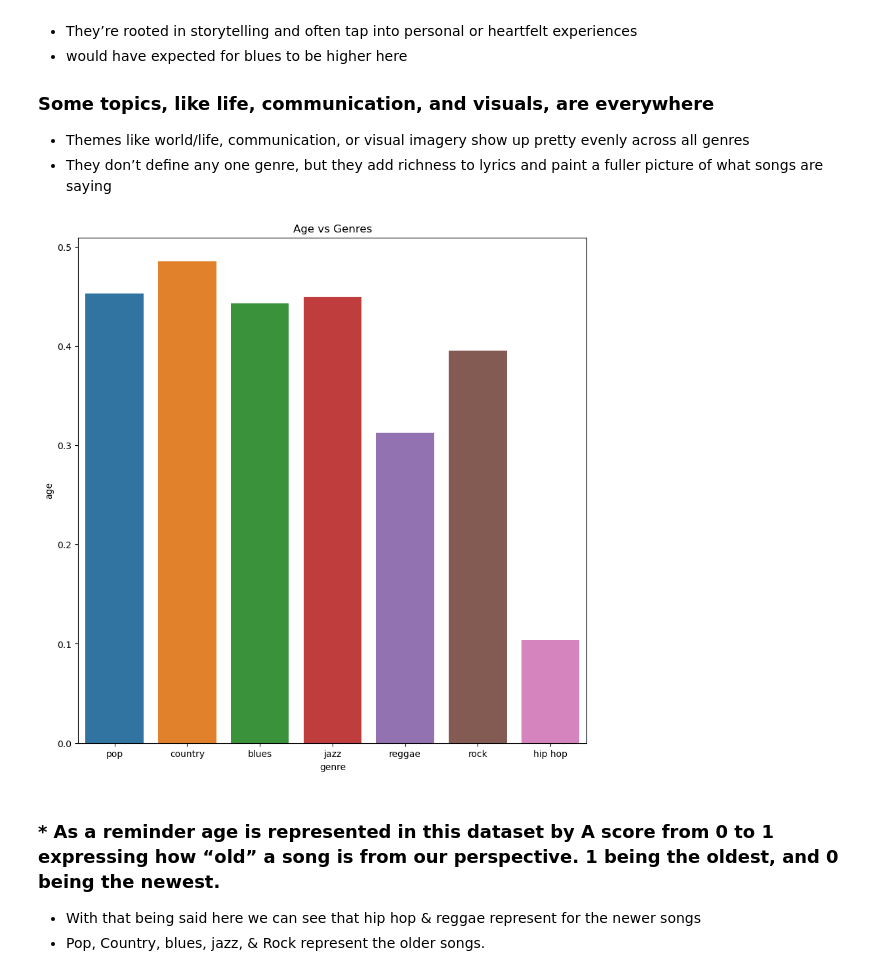
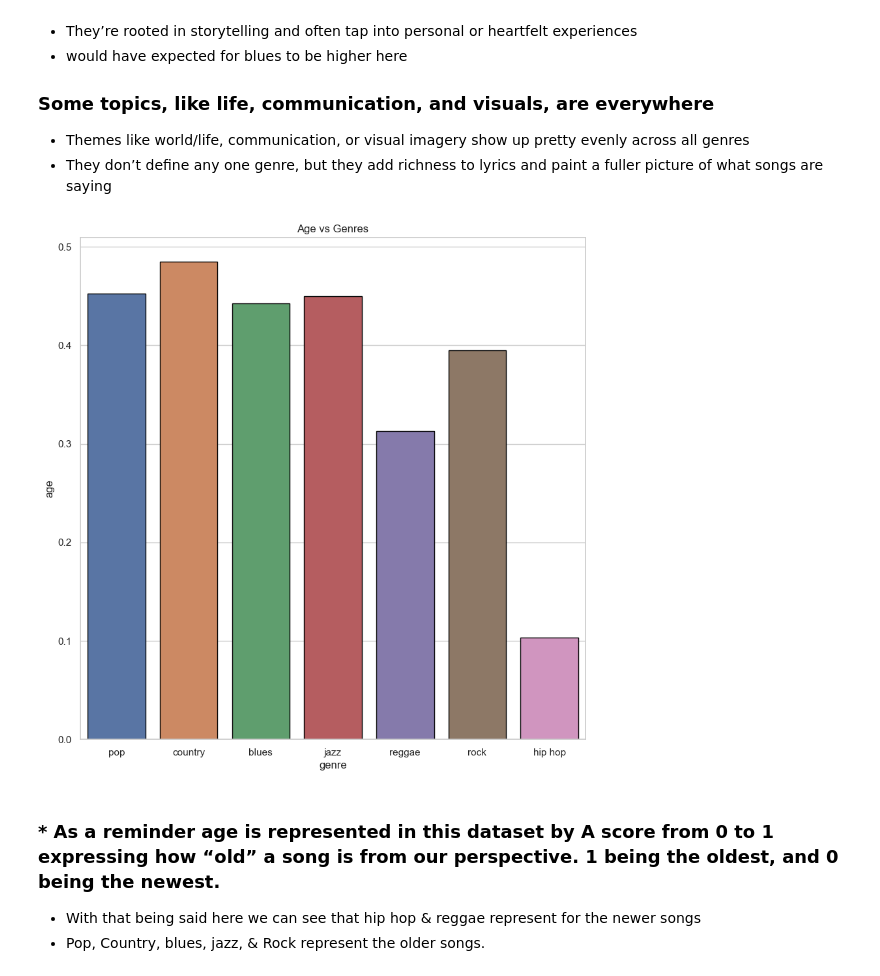
Before and after one commit to GClark89/MusicTrain, a Jupyter notebook: EDA.ipynb, the cells around one changed output. Drawn from its saved outputs; the diff is of its cells as text; code cells hidden in the pictures.

```diff
--- a/EDA.ipynb
+++ b/EDA.ipynb
@@ -173,9 +173,10 @@ $uicideboy$          1
 
 [5424 rows x 1 columns]>
 # %%
-#Bar plot for top 10n artist
-sns.barplot(data=df1, x= "artist_name", y="count", hue="artist_name", legend= False)
+#Bar plot for top 10 artist
+sns.barplot(data=df1, x= "artist_name", y="count", hue="artist_name", edgecolor = "black" , legend= False)
+sns.set(style="whitegrid")
 plt.title("Top 10 Artist")
 plt.xticks(rotation=65)
-None
+plt.show()
 # %% [output]
@@ -264,11 +265,11 @@ None
 - They don’t define any one genre, but they add richness to lyrics and paint a fuller picture of what songs are saying
 # %%
 # Here we are comparing age vs Genre
-sns.barplot(data= df, x= "genre", y="age", hue="genre", legend= None, errorbar=None)
+sns.barplot(data= df, x= "genre", y="age", hue="genre", legend= None,edgecolor = "black",  errorbar=None)
 plt.title("Age vs Genres")
-None
+plt.show()
 # %% [output]
-[figure, old version]
+[figure, new version]
 # %% [markdown]
 ### * As a reminder age is represented in this dataset by A score from 0 to 1 expressing how “old” a song is from our perspective. 1 being the oldest, and 0 being the newest.
 
```
Also changed, not shown: parts of 12 cells of this notebook, 2 other files.
